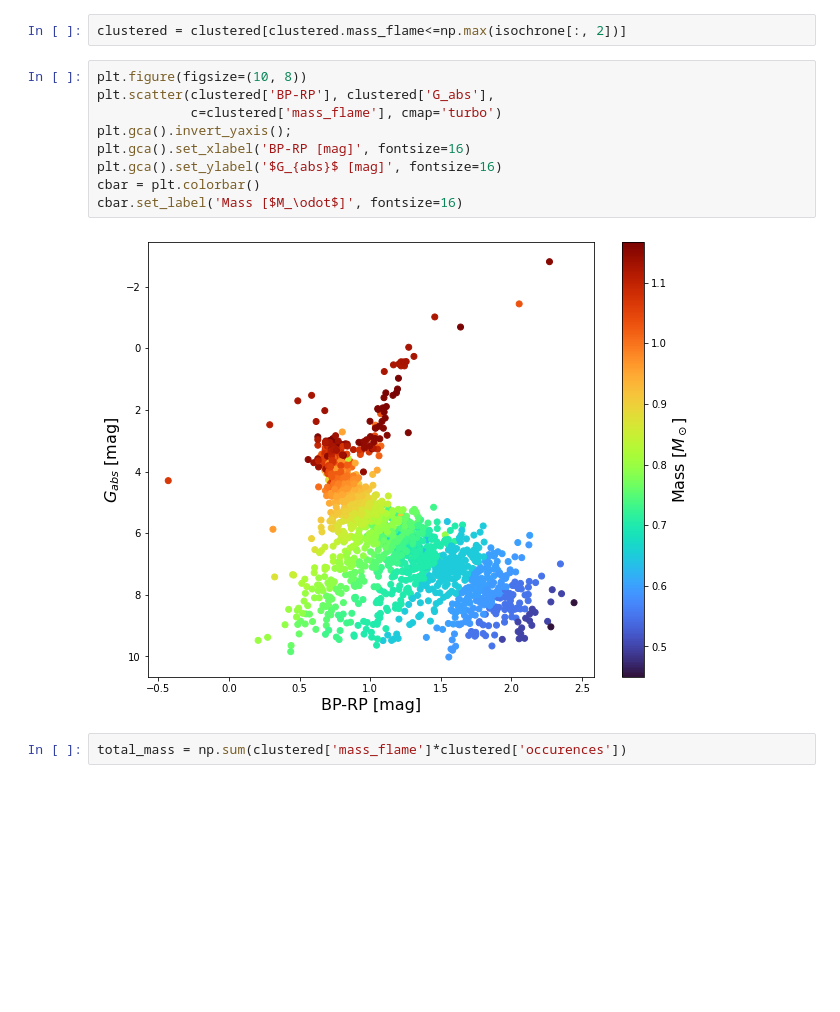
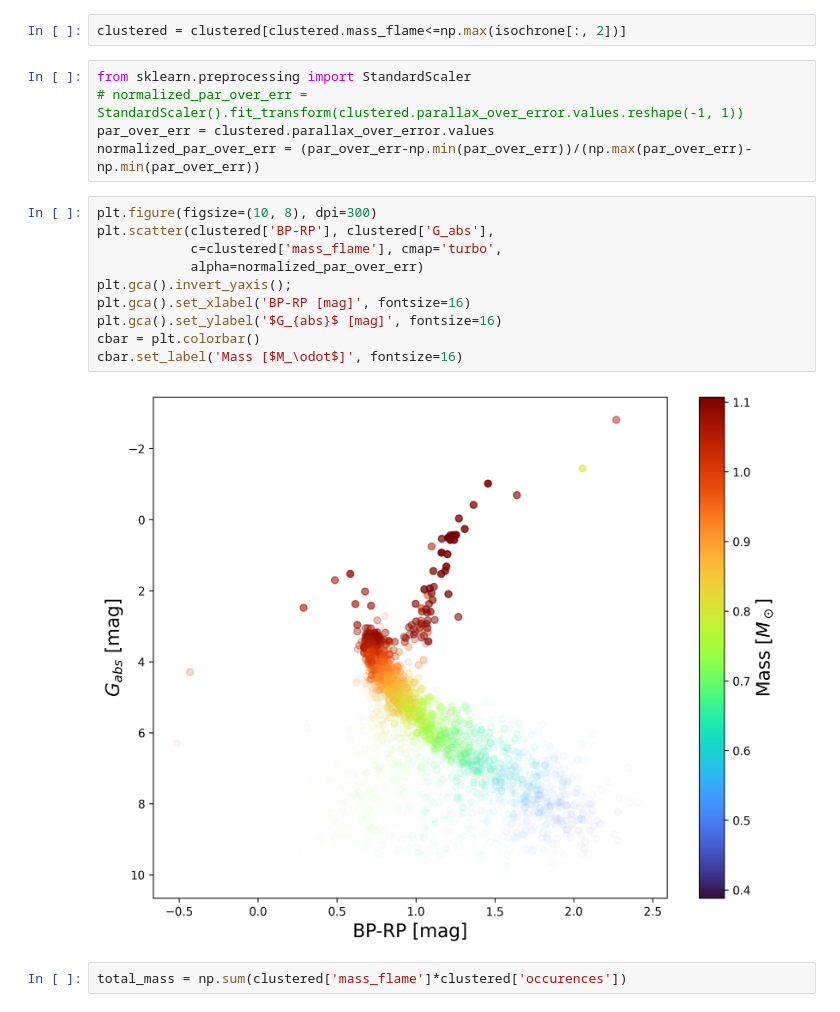
Before and after one commit to maja-jablonska/blue-stragglers-with-gaia, a Jupyter notebook: NGC 188 mass.ipynb, the cells around one changed output. Drawn from its saved outputs; the diff is of its cells as text; blank space fills up the shorter version.

```diff
--- a/NGC 188 mass.ipynb
+++ b/NGC 188 mass.ipynb
@@ -65,17 +79,23 @@ See the caveats in the documentation: https://pandas.pydata.org/pandas-docs/stab
 clustered = pd.concat([clustered_w_mass, clustered_without_mass])
 # %%
 clustered = clustered[clustered.mass_flame<=np.max(isochrone[:, 2])]
+# %%
+from sklearn.preprocessing import StandardScaler
+# normalized_par_over_err = StandardScaler().fit_transform(clustered.parallax_over_error.values.reshape(-1, 1))
+par_over_err = clustered.parallax_over_error.values
+normalized_par_over_err = (par_over_err-np.min(par_over_err))/(np.max(par_over_err)-np.min(par_over_err))
 # %%
-plt.figure(figsize=(10, 8))
+plt.figure(figsize=(10, 8), dpi=300)
 plt.scatter(clustered['BP-RP'], clustered['G_abs'],
-            c=clustered['mass_flame'], cmap='turbo')
+            c=clustered['mass_flame'], cmap='turbo',
+            alpha=normalized_par_over_err)
 plt.gca().invert_yaxis();
 plt.gca().set_xlabel('BP-RP [mag]', fontsize=16)
 plt.gca().set_ylabel('$G_{abs}$ [mag]', fontsize=16)
 cbar = plt.colorbar()
 cbar.set_label('Mass [$M_\odot$]', fontsize=16)
 # %% [output]
-[figure, old version]
+[figure, new version]
 # %%
 total_mass = np.sum(clustered['mass_flame']*clustered['occurences'])
 # %%
```
Also changed, not shown: parts of 14 cells of this notebook, 11 other files.
